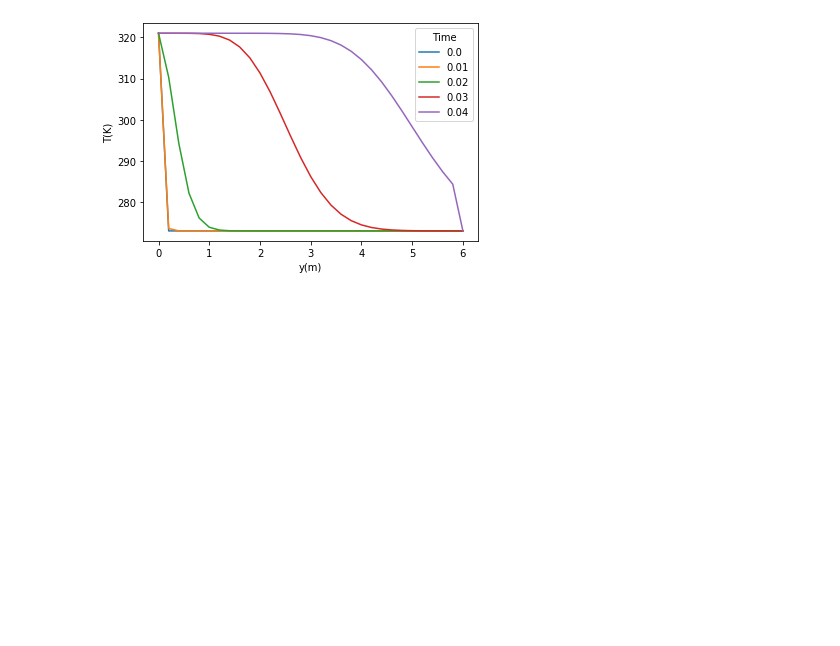
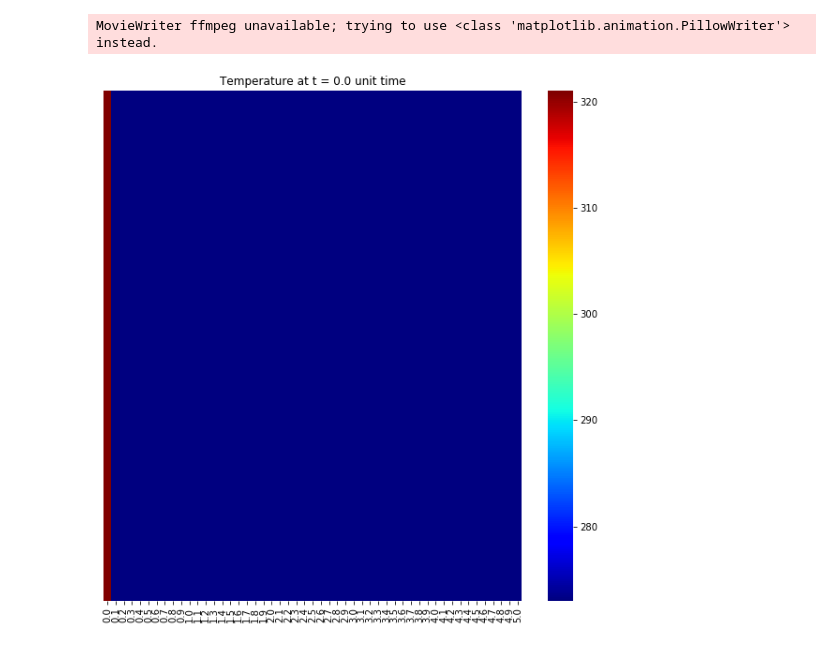
Before and after one commit to sudojarvis/Design-Credit, a Jupyter notebook: script.ipynb, the cells around one changed output. Cells and saved outputs as stored; diff of their text form; code cells hidden in the pictures; blank space fills up the shorter version.

```diff
--- a/script.ipynb
+++ b/script.ipynb
@@ -37,26 +37,18 @@ class tank:
     def __init__(self,r,h):     # constructor
         self.r=r            # radius
         self.h=h           # height
-    def area_base(self):        # area of base
-        return self.r*self.r*3.14
-    def total_surface_area(self,h):         # total surface area of cylinder
-        return 2*3.14*self.r*(h + self.r)
-    def surface_area(self,h): # surface area of cylinder
-        return 2*3.14*self.r*h
+    # def area_base(self):        # area of base
+    #     return self.r*self.r*3.14
+    # def total_surface_area(self,h):         # total surface area of cylinder
+    #     return 2*3.14*self.r*(h + self.r)
+    # def surface_area(self,h): # surface area of cylinder
+    #     return 2*3.14*self.r*h
 
-tank_=tank(0.5,6)   #unit: m
+tank_=tank(0.5,5)   #unit: m
 #print(cylinder_.area_base())
 
 
-y_max=tank_.h
-dy=0.2
-t_max=100  #unit: s
-#cp=4184  #specific heat capacity of water   # unit: J/kg/K
-#rho=997   # unit: kg/m^3
-dt=0.01     #unit: s
-#k=0.6 # thermal conductivity of water       # unit: W/m/K
-T0=273
-v=0.1
+
 def FTCS(t_max,y_max,dt,T0,v):
 
     """
@@ -121,16 +113,14 @@ def FTCS(t_max,y_max,dt,T0,v):
 
     return T,t_array,y_array
 
+
+y_max=tank_.h
+dy=0.1
+t_max=10000 #unit: s
+#cp=4184  #specific heat capacity of water   # unit: J/kg/K
+#rho=997   # unit: kg/m^3
+dt=0.1     #unit: s
+#k=0.6 # thermal conductivity of water       # unit: W/m/K
+T0=273
+v=0.2
 T,t_array,y_array=FTCS(t_max,y_max,dt,T0,v)
-plt.plot(y_array,T[int(0.0035/dt),:])
-plt.plot(y_array,T[int(0.05/dt),:])
-plt.plot(y_array,T[int(6/dt),:])
-plt.plot(y_array,T[int(50/dt),:])
-plt.plot(y_array,T[int(100/dt),:])
-plt.xlabel("y(m)")
-plt.ylabel("T(K)")
-plt.legend(t_array,loc='upper right',fontsize=10,title='Time')
-#plt.figure()
-plt.show()
-# %% [output]
-[figure, removed]
@@ -136,0 +132,25 @@ plt.show()
+# %%
+import matplotlib.animation as animation
+#from matplotlib.animation import FuncAnimation
+import matplotlib.pyplot as plt
+import seaborn as sns
+fig=plt.figure(figsize=(10,10))
+def plotheatmap(T,t_array,y_array,k):
+    plt.clf()
+    plt.title(f"Temperature at t = {t_array[k]} unit time")
+    plt.xlabel("x")
+    plt.ylabel("y")
+    x,y=np.meshgrid(T,y_array)
+    sns.heatmap(x,cmap=plt.cm.jet,yticklabels=False,xticklabels=y_array.round(1))
+    #plt.colorbar()
+    return plt
+
+
+def animate(k):
+    plotheatmap(T[k,:],t_array,y_array,k)
+
+anim = animation.FuncAnimation(fig, animate,frames=1000, repeat=False)
+anim.save("olution_.gif")
+# %% [output]
+MovieWriter ffmpeg unavailable; trying to use <class 'matplotlib.animation.PillowWriter'> instead.
+[figure, added]
```
Also changed, not shown: parts of 8 cells of this notebook, 3 other files.
